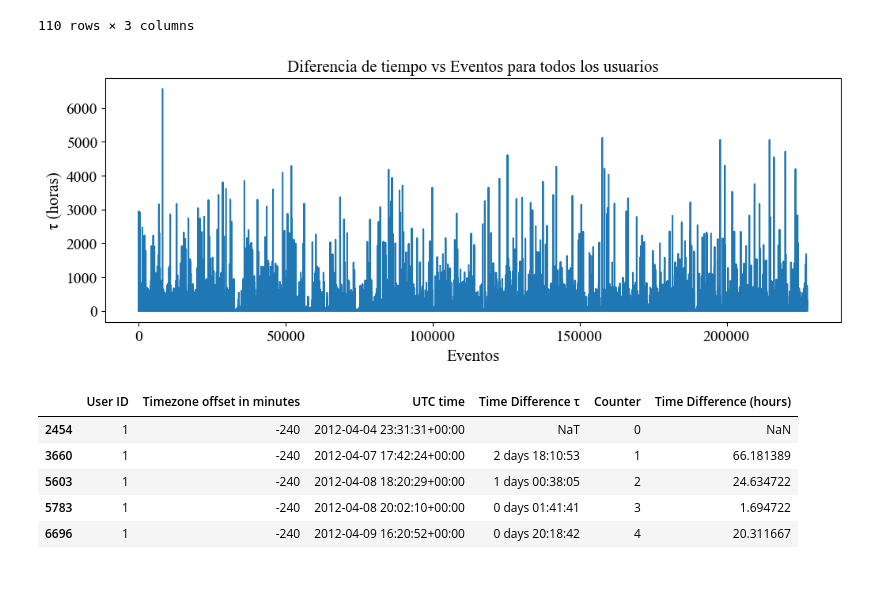
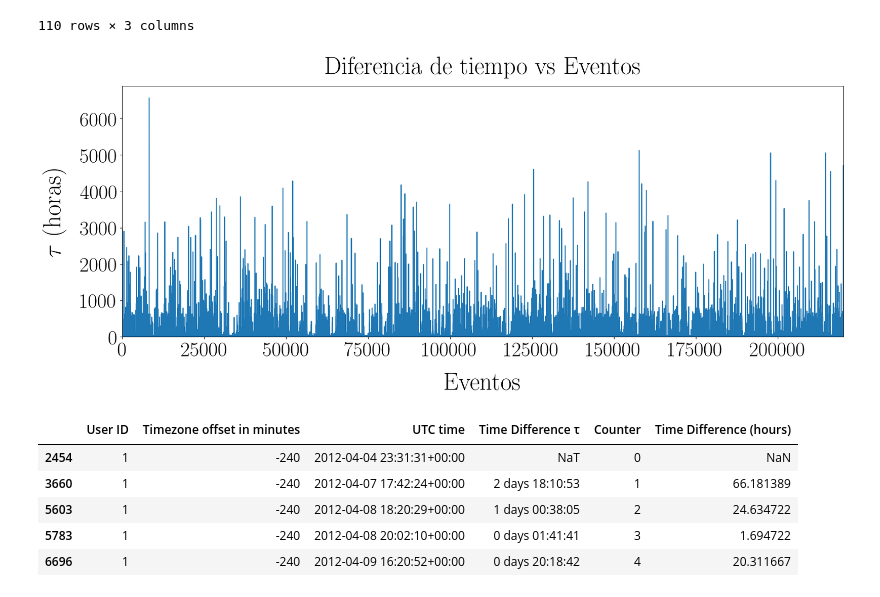
Before and after one commit to oazula/codes, a Jupyter notebook: Analisis de Pareto.ipynb, the cells around one changed output. Drawn from its saved outputs; the diff is of its cells as text; code cells hidden in the pictures.

```diff
--- a/Analisis de Pareto.ipynb
+++ b/Analisis de Pareto.ipynb
@@ -13,7 +22,7 @@ import matplotlib.pyplot as plt
 import numpy as np
 import powerlaw #Powerlaw: A Python Package for Analysis of Heavy-Tailed Distributions
 #Powerlaw: A Python Package for Analysis of Heavy-Tailed Distributions
-plt.rc('font', family='serif', serif='Times New Roman')
+#plt.rc('font', family='serif', serif='Times New Roman')
 
 
 # Set the lambda parameter for the Poisson distribution
@@ -310,29 +323,35 @@ See the caveats in the documentation: https://pandas.pydata.org/pandas-docs/stab
 # %%
 
 # Calculate the time difference
 df_all['Time Difference τ'] = df_all.groupby('User ID')['UTC time'].diff()
 
 # Create a counter column for all users
 df_all['Counter'] = range(len(df_all))
 
 # Convert time difference to hours
 df_all['Time Difference (hours)'] = df_all['Time Difference τ'].dt.total_seconds() / 3600
 
 
 # Set the figure size
-plt.figure(figsize=(12, 4))
+plt.figure(figsize=(20, 7))
 
 # Plot the graph
 plt.plot(df_all['Counter'], df_all['Time Difference (hours)'])
-plt.xlabel('Eventos', size=15)
-plt.ylabel('τ (horas)',size=15)
-plt.yticks(size=14)
-plt.xticks(size=14)
-plt.title('Diferencia de tiempo vs Eventos para todos los usuarios', size=15)
+plt.xlabel('Eventos', size=38, labelpad=20)
+plt.ylabel(r'$\tau$ (horas)',size=38, labelpad=20)
+plt.yticks(size=32)
+plt.xticks(size=32)
+plt.title('Diferencia de tiempo vs Eventos', size=38, pad=20)
+# Set the x-axis limits to start from 0
+plt.xlim(0, 220000)
+
+# Set the y-axis limits to start from 0
+plt.ylim(0)
+
 plt.show()
 #Caption of the figure: Time difference between consecutive events for all users in the dataset. The time difference is calculated in hours.
 # %% [output]
-[figure, old version]
+[figure, new version]
 # %%
 df_all.head()
 # %% [output]
```
Also changed, not shown: parts of 9 cells of this notebook, 13 other files.
